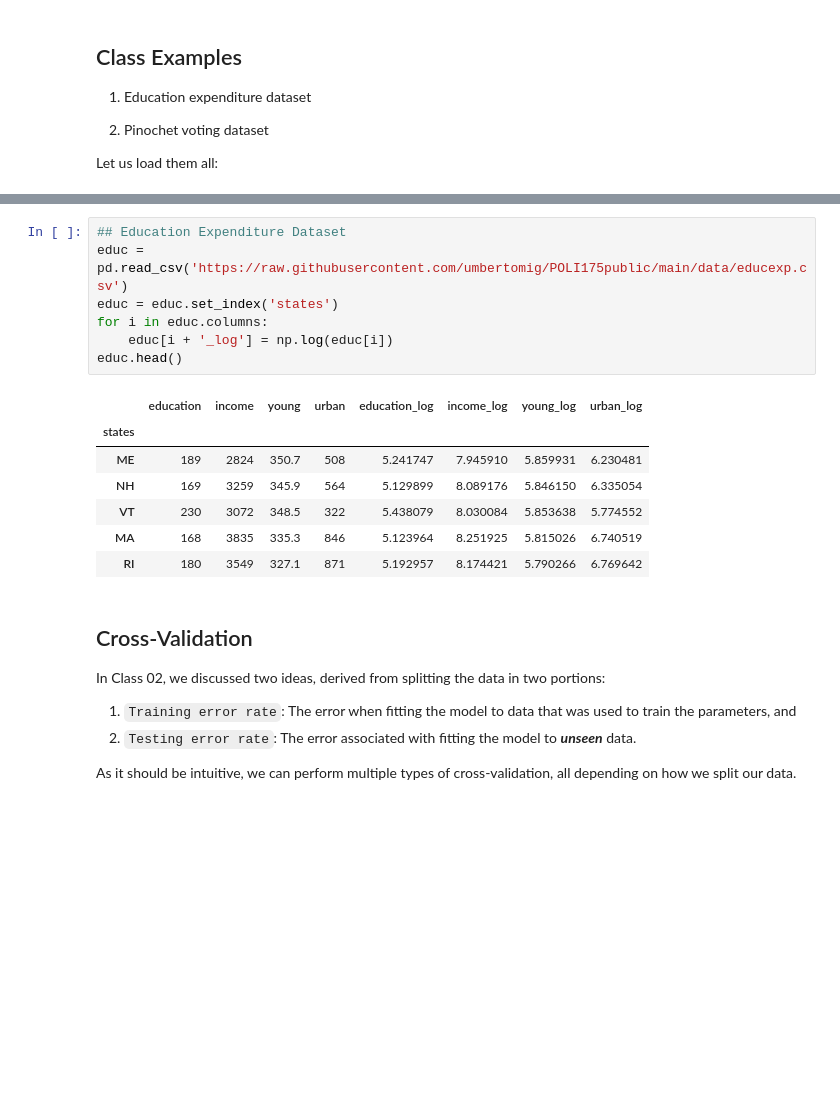
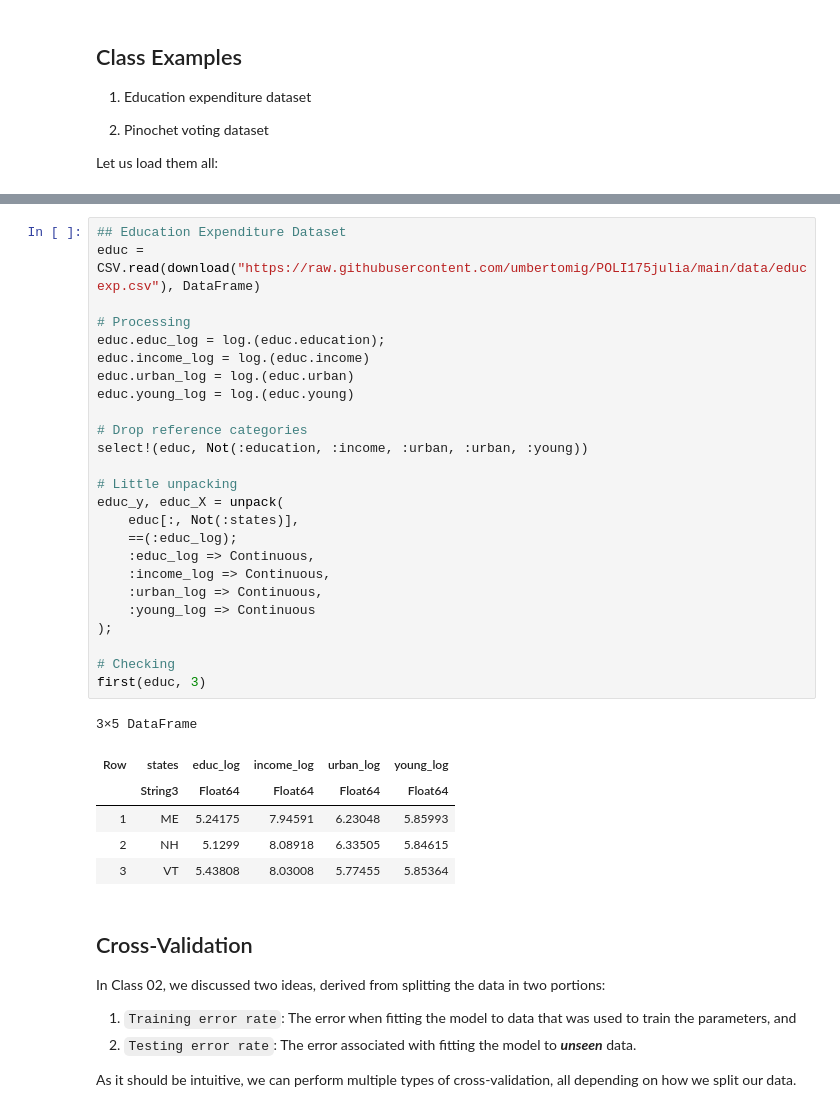
Before and after one commit to umbertomig/POLI175julia, a Jupyter notebook: lectures/jupyternb/lecture10.ipynb, the cells around one changed output, grey strips where cells are left out. Cells and saved outputs as stored; diff of their text form; blank space fills up the shorter version.

```diff
--- a/lectures/jupyternb/lecture10.ipynb
+++ b/lectures/jupyternb/lecture10.ipynb
@@ -92,18 +97,35 @@ chile_clean.head()
 # %%
 ## Education Expenditure Dataset
-educ = pd.read_csv('https://raw.githubusercontent.com/umbertomig/POLI175public/main/data/educexp.csv')
-educ = educ.set_index('states')
-for i in educ.columns:
-    educ[i + '_log'] = np.log(educ[i])
-educ.head()
+educ = CSV.read(download("https://raw.githubusercontent.com/umbertomig/POLI175julia/main/data/educexp.csv"), DataFrame)
+
+# Processing
+educ.educ_log = log.(educ.education);
+educ.income_log = log.(educ.income)
+educ.urban_log = log.(educ.urban)
+educ.young_log = log.(educ.young)
+
+# Drop reference categories
+select!(educ, Not(:education, :income, :urban, :urban, :young))
+
+# Little unpacking
+educ_y, educ_X = unpack(
+    educ[:, Not(:states)],
+    ==(:educ_log);
+    :educ_log => Continuous,
+    :income_log => Continuous,
+    :urban_log => Continuous,
+    :young_log => Continuous
+);
+
+# Checking
+first(educ, 3)
 # %% [output]
+3×5 DataFrame
-|  | education | income | young | urban | education_log | income_log | young_log | urban_log |
-| states |  |  |  |  |  |  |  |  |
-| ME | 189 | 2824 | 350.7 | 508 | 5.241747 | 7.945910 | 5.859931 | 6.230481 |
-| NH | 169 | 3259 | 345.9 | 564 | 5.129899 | 8.089176 | 5.846150 | 6.335054 |
-| VT | 230 | 3072 | 348.5 | 322 | 5.438079 | 8.030084 | 5.853638 | 5.774552 |
-| MA | 168 | 3835 | 335.3 | 846 | 5.123964 | 8.251925 | 5.815026 | 6.740519 |
-| RI | 180 | 3549 | 327.1 | 871 | 5.192957 | 8.174421 | 5.790266 | 6.769642 |
+| Row | states | educ_log | income_log | urban_log | young_log |
+|  | String3 | Float64 | Float64 | Float64 | Float64 |
+| 1 | ME | 5.24175 | 7.94591 | 6.23048 | 5.85993 |
+| 2 | NH | 5.1299 | 8.08918 | 6.33505 | 5.84615 |
+| 3 | VT | 5.43808 | 8.03008 | 5.77455 | 5.85364 |
 # %% [markdown]
 ## Cross-Validation
 
```
Also changed, not shown: parts of 48 cells of this notebook, 1 other file.
